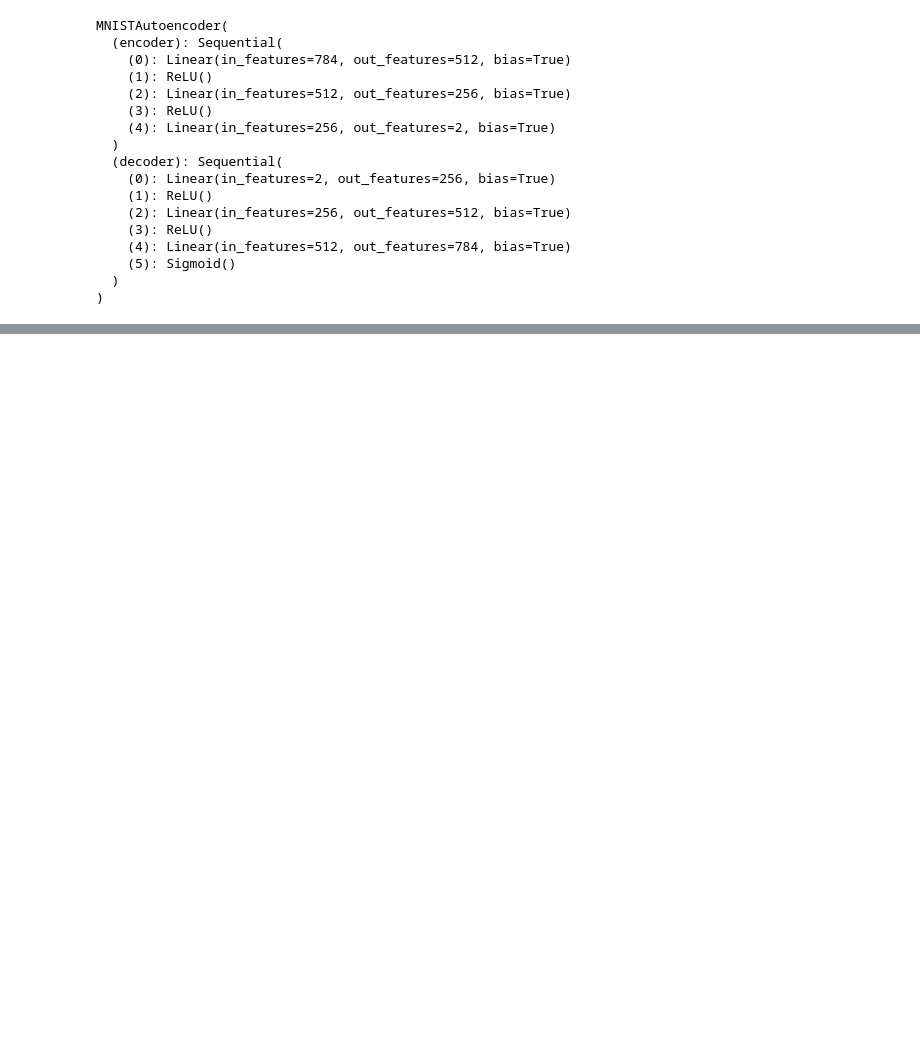
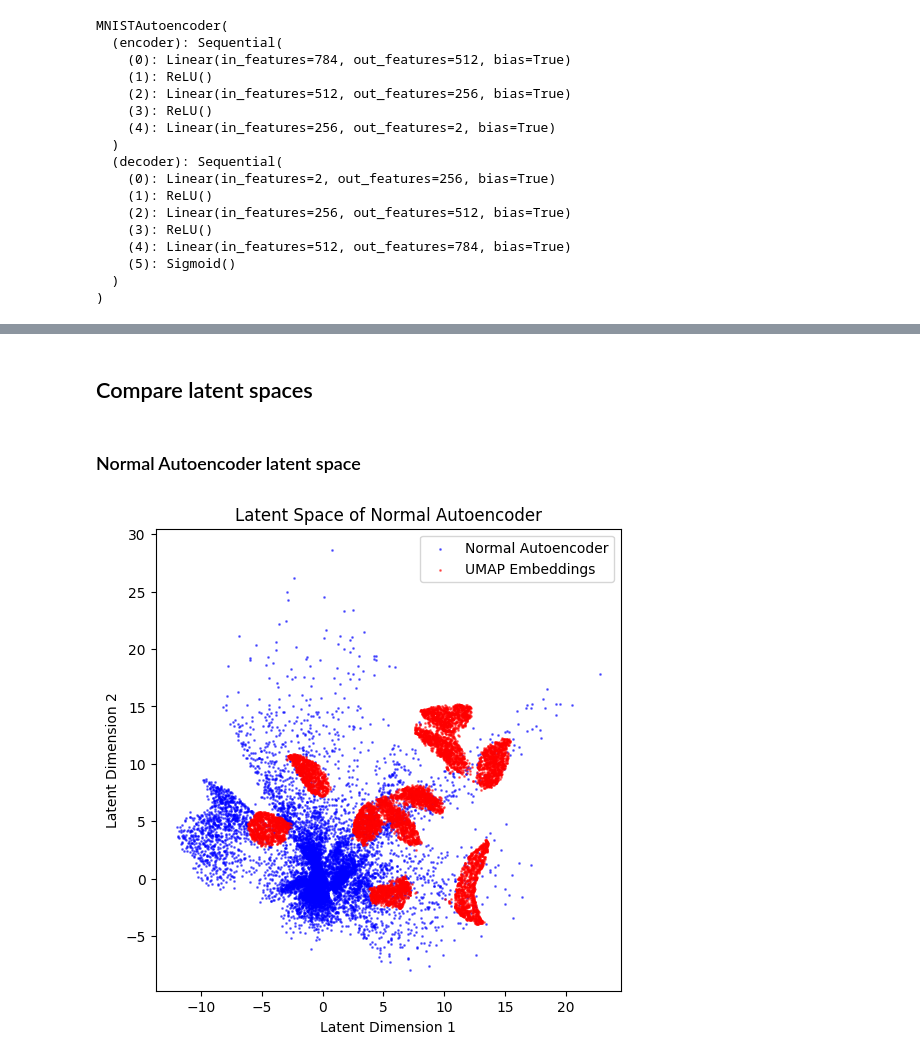
Before and after one commit to adrianlopezlanchares/umap-autoencoder, a Jupyter notebook: notebooks/umap-autoencoder-mnist.ipynb, the cells around one changed output, grey strips where cells are left out. Saved outputs shown, nothing was run; the diff lists cells and outputs as text; code cells hidden in the pictures; blank space fills up the shorter version.

```diff
--- a/notebooks/umap-autoencoder-mnist.ipynb
+++ b/notebooks/umap-autoencoder-mnist.ipynb
@@ -170,0 +272,37 @@ Test UMAP Embedding Loss: 0.6786
+# %% [markdown]
+## Compare latent spaces
+# %% [markdown]
+### Normal Autoencoder latent space
+# %%
+normal_autoencoder.eval()
+all_latents = []
+with torch.no_grad():
+    for images, _ in test_loader:
+        images = images.to(device).float()
+        latents = normal_autoencoder.encoder(images).cpu().numpy()
+        all_latents.append(latents)
+all_latents = np.concatenate(all_latents, axis=0)
+plt.figure(figsize=(6, 6))
+plt.scatter(
+    all_latents[:, 0],
+    all_latents[:, 1],
+    s=1,
+    alpha=0.5,
+    color="blue",
+    label="Normal Autoencoder",
+)
+plt.scatter(
+    test_embeddings[:, 0],
+    test_embeddings[:, 1],
+    s=1,
+    alpha=0.5,
+    color="red",
+    label="UMAP Embeddings",
+)
+plt.title("Latent Space of Normal Autoencoder")
+plt.xlabel("Latent Dimension 1")
+plt.ylabel("Latent Dimension 2")
+plt.legend()
+plt.show()
+# %% [output]
+[figure, added]
```
Also changed, not shown: parts of 35 cells of this notebook, 2 other files.
